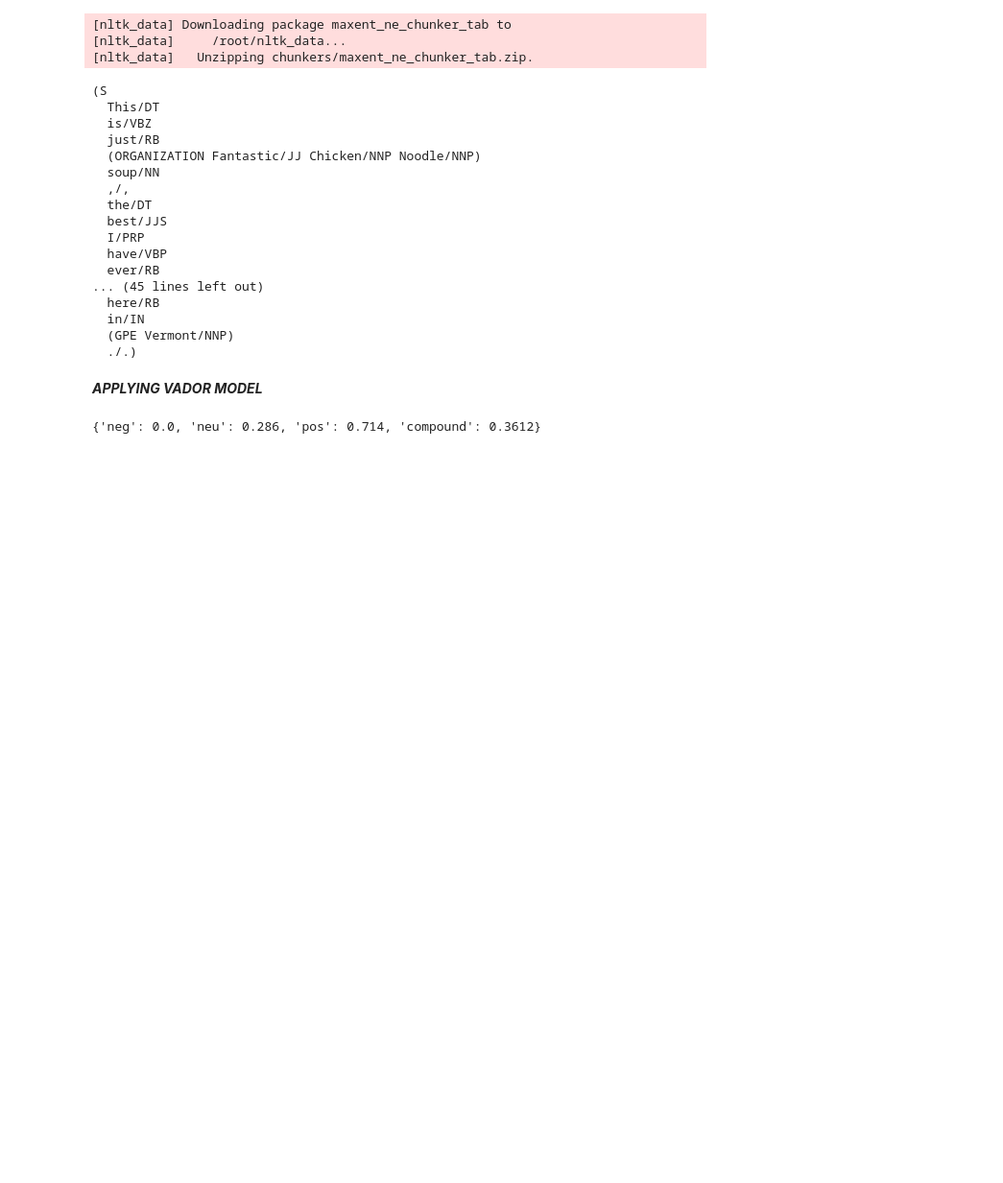
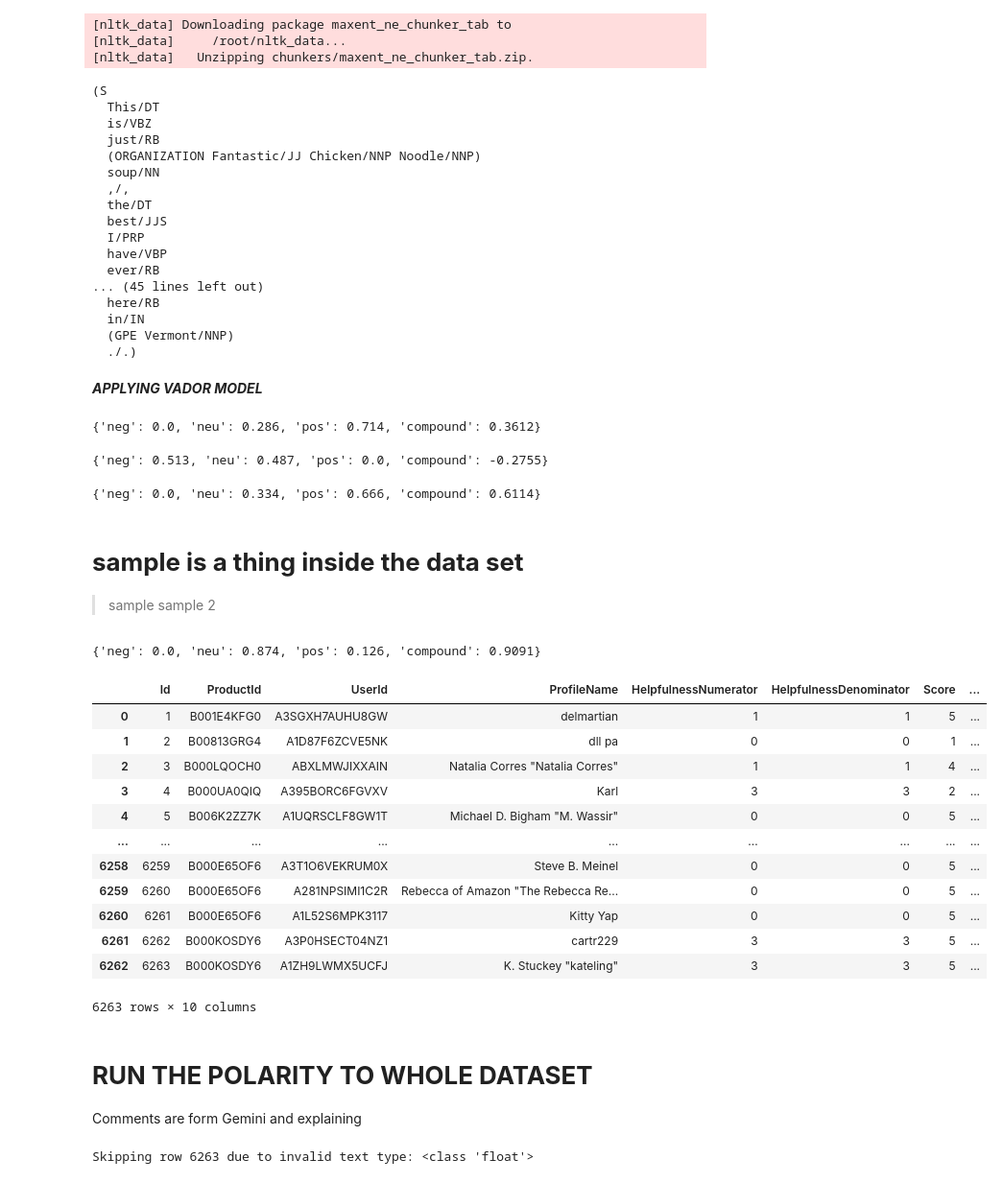
Before and after one commit to karuna3laka/Sentimental-Analyzing-for-Texts, a Jupyter notebook: Sentimental_Analiziz.ipynb, the cells around one changed output. Shown: that part at 96% size. Cells and saved outputs as stored; diff of their text form; code cells hidden in the pictures; blank space fills up the shorter version.

```diff
--- a/Sentimental_Analiziz.ipynb
+++ b/Sentimental_Analiziz.ipynb
@@ -144,3 +144,58 @@ sia = SentimentIntensityAnalyzer()
 sia.polarity_scores('i like donut')
 # %% [output]
 {'neg': 0.0, 'neu': 0.286, 'pos': 0.714, 'compound': 0.3612}
+# %%
+sia.polarity_scores('i dont like donut')
+# %% [output]
+{'neg': 0.513, 'neu': 0.487, 'pos': 0.0, 'compound': -0.2755}
+# %%
+sia.polarity_scores('Happy new Year!')
+# %% [output]
+{'neg': 0.0, 'neu': 0.334, 'pos': 0.666, 'compound': 0.6114}
+# %% [markdown]
+# **sample is a thing inside the data set**
+
+
+> sample
+sample 2
+# %%
+sia.polarity_scores(sample)
+# %% [output]
+{'neg': 0.0, 'neu': 0.874, 'pos': 0.126, 'compound': 0.9091}
+# %%
+df
+# %% [output]
+|  | Id | ProductId | UserId | ProfileName | HelpfulnessNumerator | HelpfulnessDenominator | Score | ... |
+| 0 | 1 | B001E4KFG0 | A3SGXH7AUHU8GW | delmartian | 1 | 1 | 5 | ... |
+| 1 | 2 | B00813GRG4 | A1D87F6ZCVE5NK | dll pa | 0 | 0 | 1 | ... |
+| 2 | 3 | B000LQOCH0 | ABXLMWJIXXAIN | Natalia Corres "Natalia Corres" | 1 | 1 | 4 | ... |
+| 3 | 4 | B000UA0QIQ | A395BORC6FGVXV | Karl | 3 | 3 | 2 | ... |
+| 4 | 5 | B006K2ZZ7K | A1UQRSCLF8GW1T | Michael D. Bigham "M. Wassir" | 0 | 0 | 5 | ... |
+| ... | ... | ... | ... | ... | ... | ... | ... | ... |
+| 6258 | 6259 | B000E65OF6 | A3T1O6VEKRUM0X | Steve B. Meinel | 0 | 0 | 5 | ... |
+| 6259 | 6260 | B000E65OF6 | A281NPSIMI1C2R | Rebecca of Amazon "The Rebecca Re... | 0 | 0 | 5 | ... |
+| 6260 | 6261 | B000E65OF6 | A1L52S6MPK3117 | Kitty Yap | 0 | 0 | 5 | ... |
+| 6261 | 6262 | B000KOSDY6 | A3P0HSECT04NZ1 | cartr229 | 3 | 3 | 5 | ... |
+| 6262 | 6263 | B000KOSDY6 | A1ZH9LWMX5UCFJ | K. Stuckey "kateling" | 3 | 3 | 5 | ... |
+6263 rows × 10 columns
+# %% [markdown]
+# **RUN THE POLARITY TO WHOLE DATASET**
+
+Comments are form Gemini and explaining
+# %%
+res = {}
+
+for i, row in tqdm(df.iterrows(), total=len(df)):
+    text = row['Text']
+    myid = row['Id']
+    # Check if 'text' is a string before processing it
+    if isinstance(text, str):
+        res[myid] = sia.polarity_scores(text)
+    else:
+        # Handle missing or non-string values (e.g., skip or assign a default sentiment)
+        # Here, we're skipping non-string values:
+        print(f"Skipping row {myid} due to invalid text type: {type(text)}")
+        # You could also assign default sentiment scores:
+        # res[myid] = {'neg': 0.0, 'neu': 0.0, 'pos': 0.0, 'compound': 0.0}
+# %% [output]
+Skipping row 6263 due to invalid text type: <class 'float'>
```
